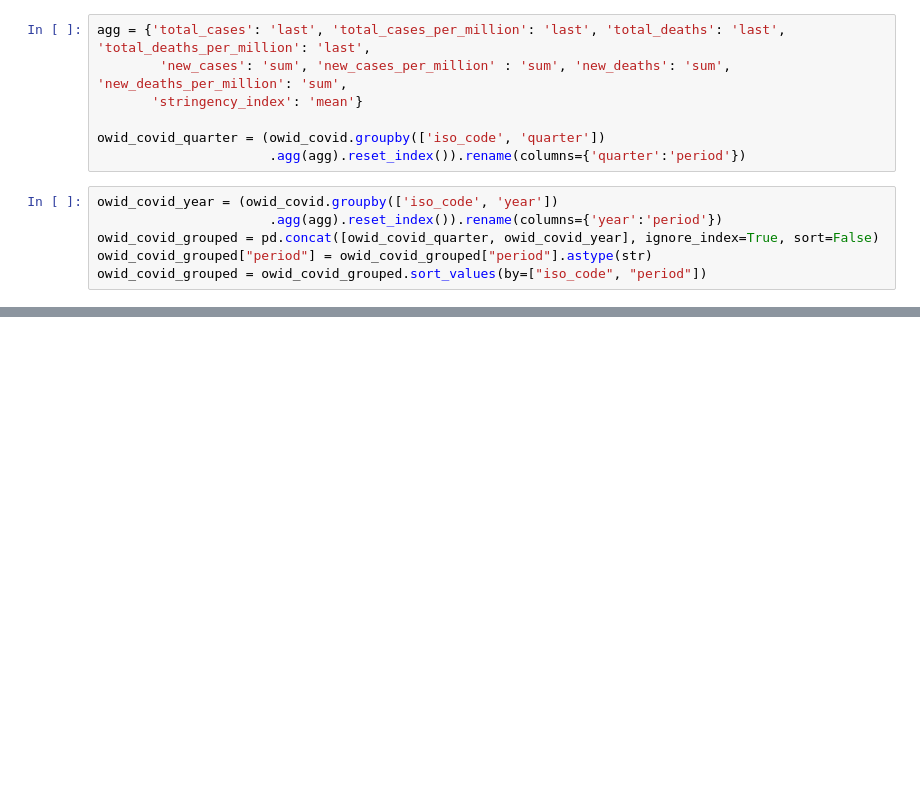
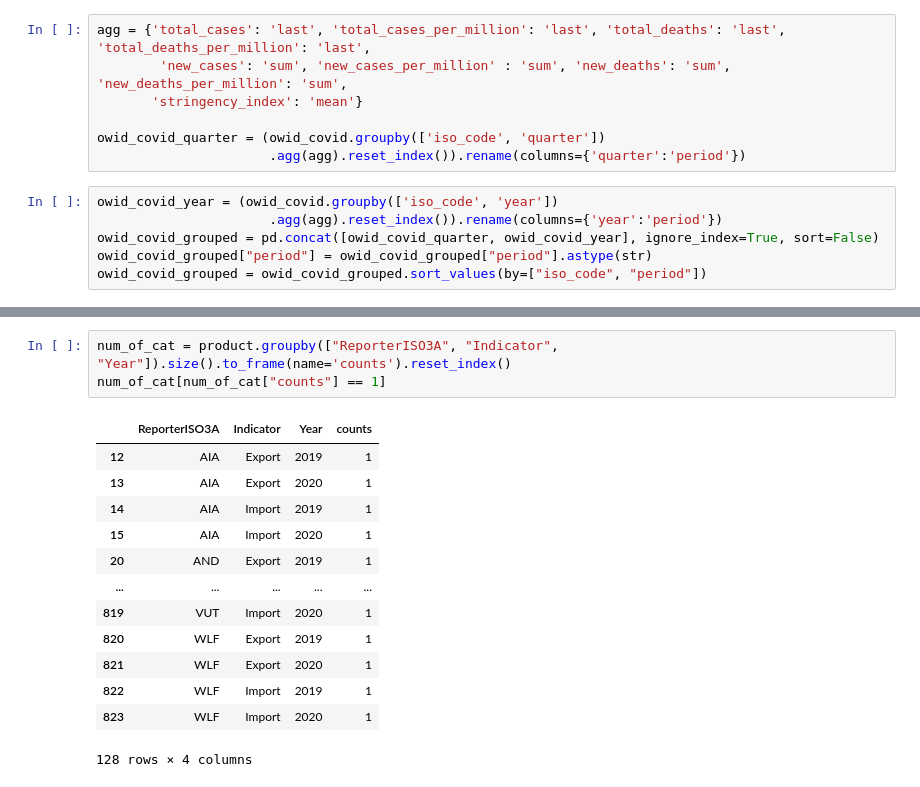
Before and after one commit to uchicago-CAPP30122-win-2022/proj-cappmait, a Jupyter notebook: exploratory/missing_data.ipynb, the cells around one changed output, grey strips where cells are left out. Cells and saved outputs as stored; diff of their text form; blank space fills up the shorter version.

```diff
--- a/exploratory/missing_data.ipynb
+++ b/exploratory/missing_data.ipynb
@@ -264,0 +342,17 @@ owid_covid_grouped = owid_covid_grouped[owid_covid_grouped["period"].str.contain
+# %%
+num_of_cat = product.groupby(["ReporterISO3A", "Indicator", "Year"]).size().to_frame(name='counts').reset_index()
+num_of_cat[num_of_cat["counts"] == 1]
+# %% [output]
+|  | ReporterISO3A | Indicator | Year | counts |
+| 12 | AIA | Export | 2019 | 1 |
+| 13 | AIA | Export | 2020 | 1 |
+| 14 | AIA | Import | 2019 | 1 |
+| 15 | AIA | Import | 2020 | 1 |
+| 20 | AND | Export | 2019 | 1 |
+| ... | ... | ... | ... | ... |
+| 819 | VUT | Import | 2020 | 1 |
+| 820 | WLF | Export | 2019 | 1 |
+| 821 | WLF | Export | 2020 | 1 |
+| 822 | WLF | Import | 2019 | 1 |
+| 823 | WLF | Import | 2020 | 1 |
+128 rows × 4 columns
```
Also changed, not shown: parts of 9 cells of this notebook, 6 other files.
